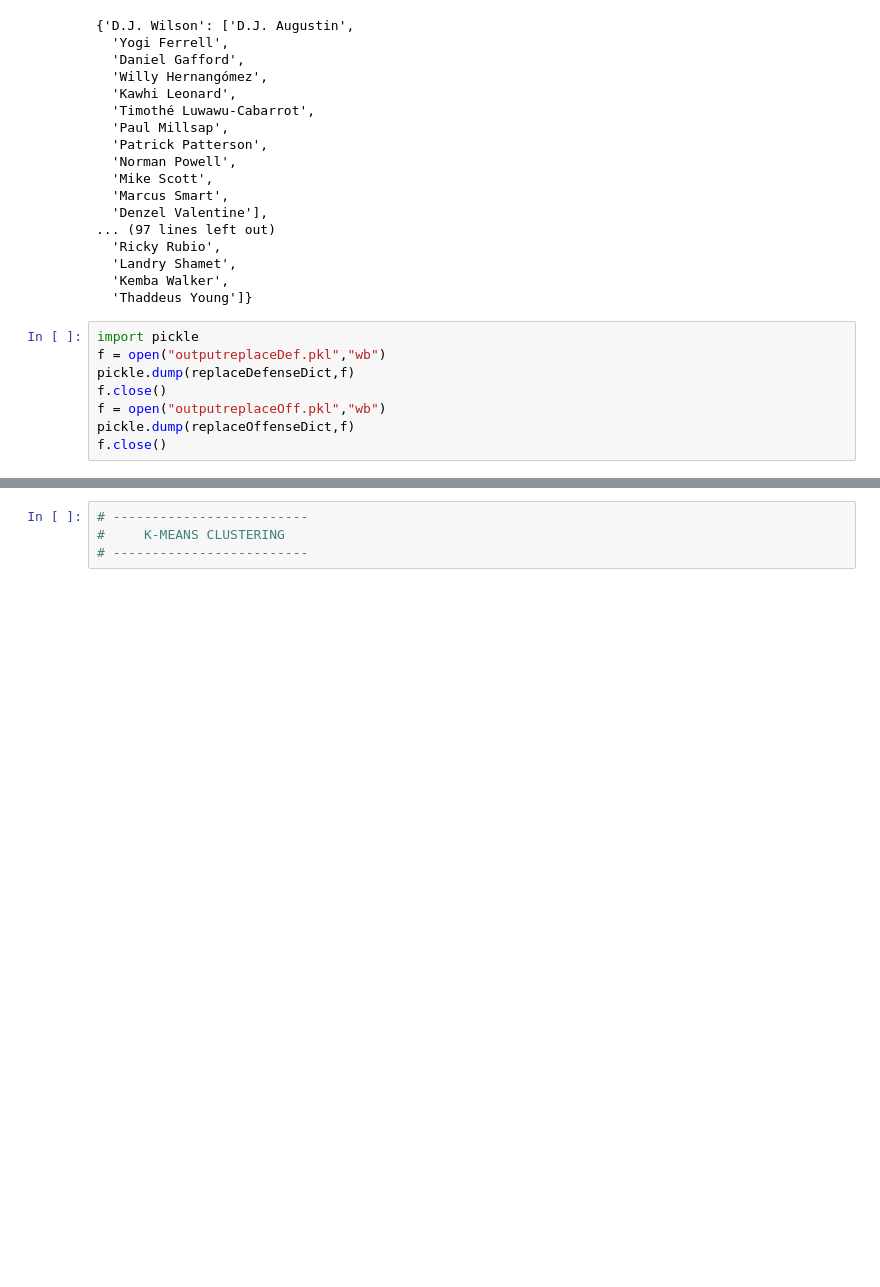
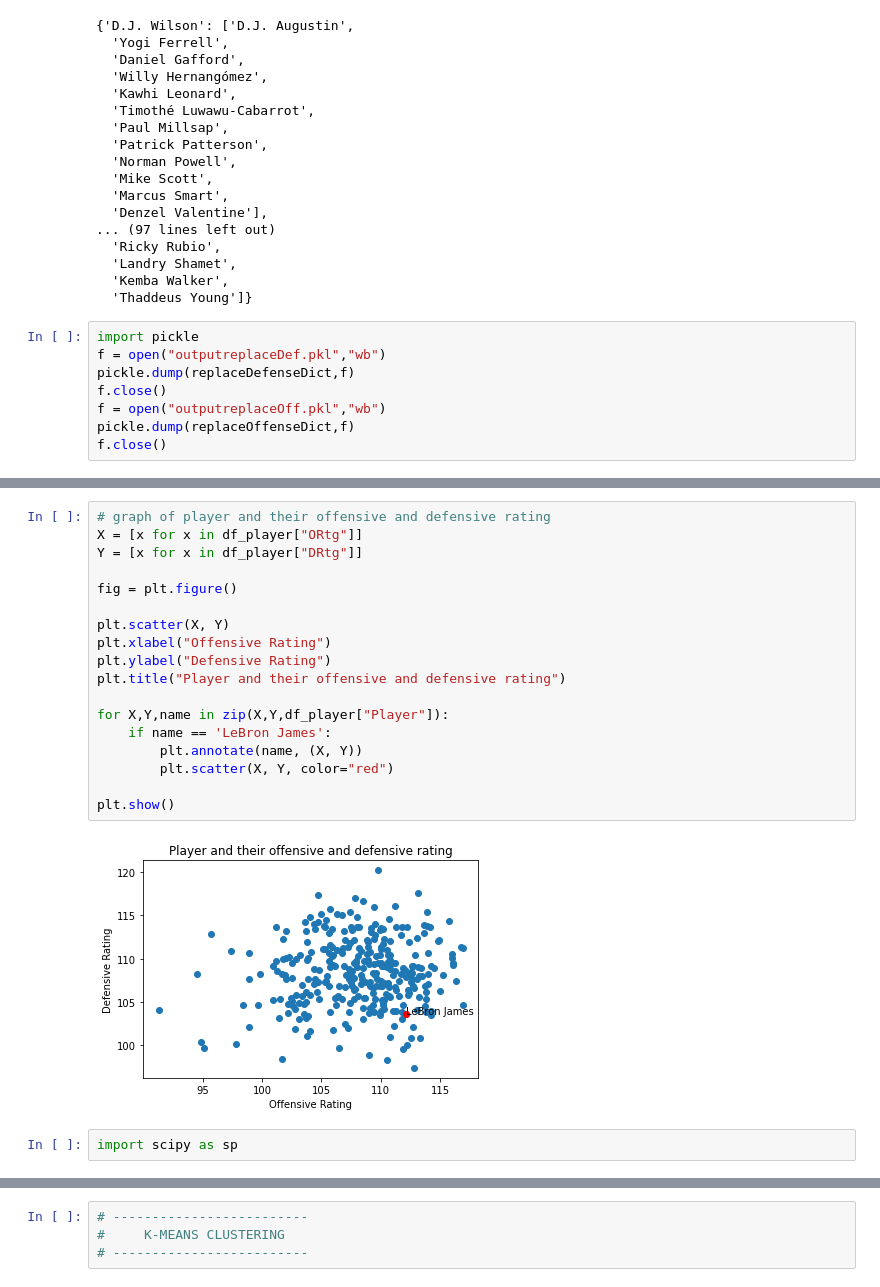
Before and after one commit to fahad-shaik/NBAOffensiveDefensive, a Jupyter notebook: code/main.ipynb, the cells around one changed output, grey strips where cells are left out. Drawn from its saved outputs; the diff is of its cells as text; blank space fills up the shorter version.

```diff
--- a/code/main.ipynb
+++ b/code/main.ipynb
@@ -377,0 +429,22 @@ f.close()
+# %%
+# graph of player and their offensive and defensive rating
+X = [x for x in df_player["ORtg"]]
+Y = [x for x in df_player["DRtg"]]
+
+fig = plt.figure()
+
+plt.scatter(X, Y)
+plt.xlabel("Offensive Rating")
+plt.ylabel("Defensive Rating")
+plt.title("Player and their offensive and defensive rating")
+
+for X,Y,name in zip(X,Y,df_player["Player"]):
+    if name == 'LeBron James':
+        plt.annotate(name, (X, Y))
+        plt.scatter(X, Y, color="red")
+
+plt.show()
+# %% [output]
+[figure, added]
+# %%
+import scipy as sp
```
Also changed, not shown: parts of 16 cells of this notebook, 1 other file.
